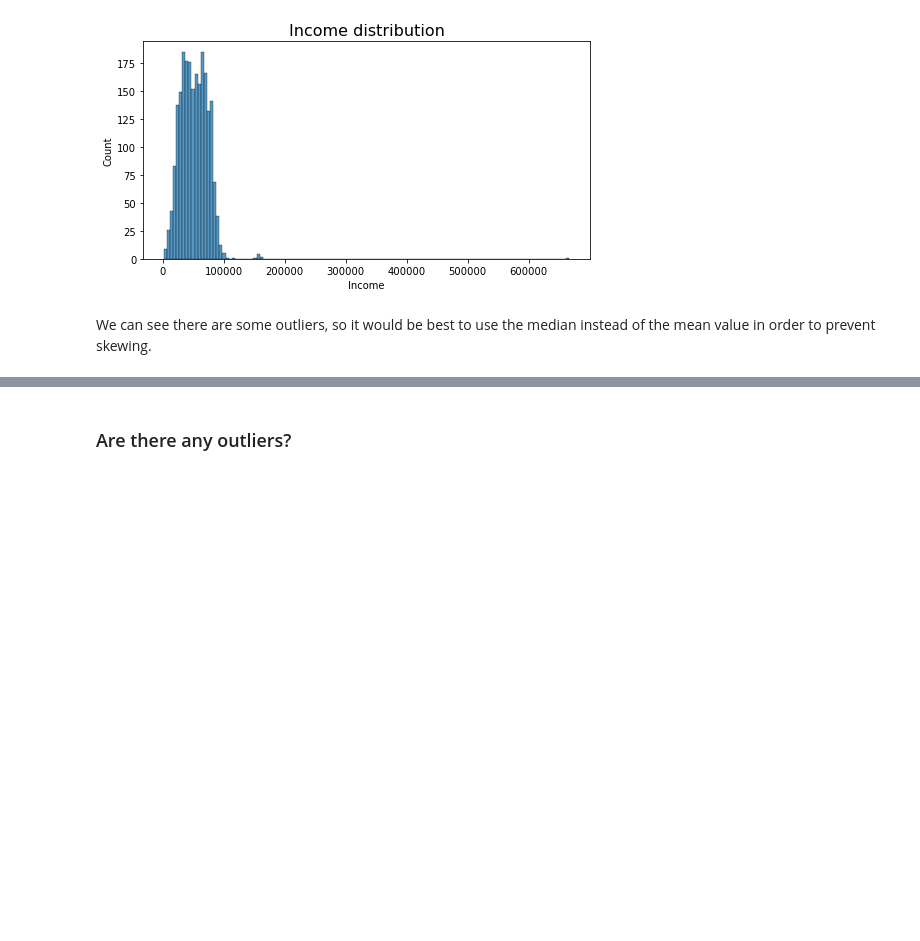
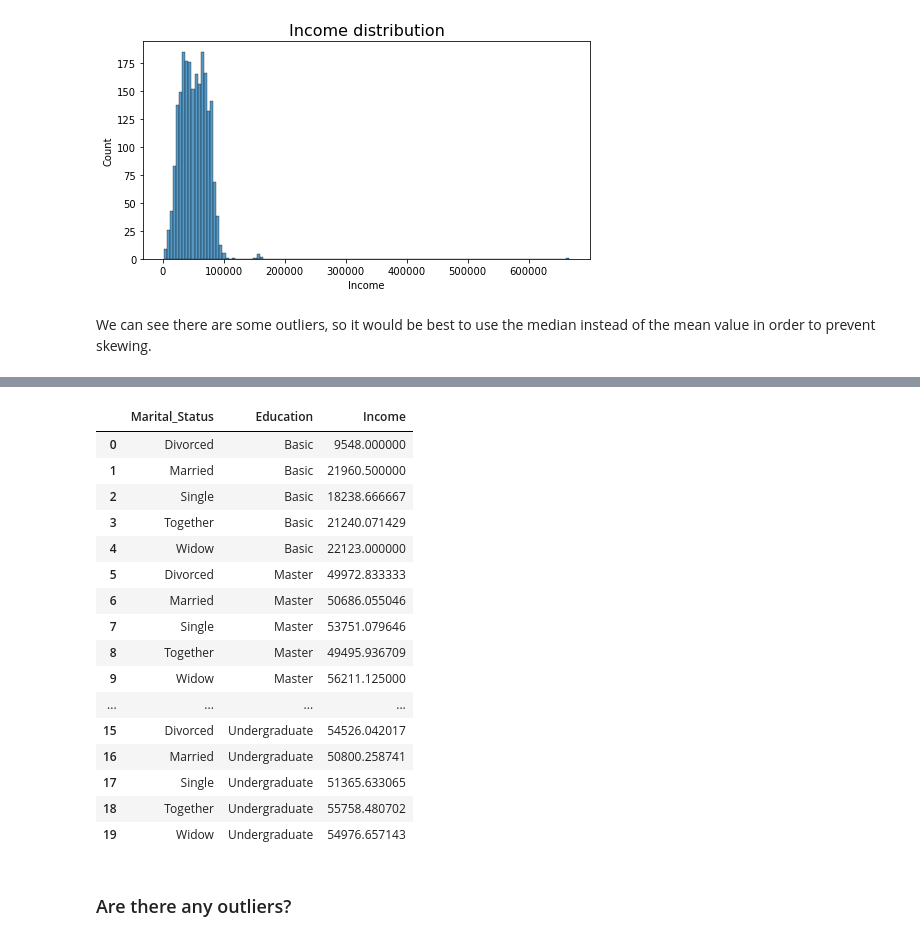
Before and after one commit to andres-troiano/Marketing-Analytics, a Jupyter notebook: Marketing Analytics Project.ipynb, the cells around one changed output, grey strips where cells are left out. Drawn from its saved outputs; the diff is of its cells as text; code cells hidden in the pictures; blank space fills up the shorter version.

```diff
--- a/Marketing Analytics Project.ipynb
+++ b/Marketing Analytics Project.ipynb
@@ -112,0 +205,9 @@ df['Income'] = df['Income'].fillna(df['Income'].median())
+# %%
+# reemplazo "2n cycle" por "Master"
+df['Education']= df['Education'].replace(['2n Cycle'],'Master')
+
+# reemplazo "Graduation" por "Undergraduate"
+df['Education']= df['Education'].replace(['Graduation'],'Undergraduate')
+
+# reemplazo 'YOLO', 'Absurd', and 'Alone' por 'Single'
+df['Marital_Status']= df['Marital_Status'].replace(['YOLO', 'Absurd', 'Alone'],'Single')
@@ -112,0 +251,3 @@ df['Income'] = df['Income'].fillna(df['Income'].median())
+# %%
+average_income = pd.pivot_table(df, values='Income', index=['Marital_Status'], columns=['Education'], aggfunc=np.mean)
+average_income
@@ -112,0 +279,4 @@ df['Income'] = df['Income'].fillna(df['Income'].median())
+# %%
+# Marital_Status es un index, para que sea columna tengo que hacer:
+average_income.reset_index(inplace=True)
+average_income
@@ -112,0 +290,20 @@ df['Income'] = df['Income'].fillna(df['Income'].median())
+# %%
+pd.melt(average_income, id_vars=['Marital_Status'], value_vars=['Basic', 'Master', 'PhD', 'Undergraduate'], value_name='Income')
+# %% [output]
+|  | Marital_Status | Education | Income |
+| 0 | Divorced | Basic | 9548.000000 |
+| 1 | Married | Basic | 21960.500000 |
+| 2 | Single | Basic | 18238.666667 |
+| 3 | Together | Basic | 21240.071429 |
+| 4 | Widow | Basic | 22123.000000 |
+| 5 | Divorced | Master | 49972.833333 |
+| 6 | Married | Master | 50686.055046 |
+| 7 | Single | Master | 53751.079646 |
+| 8 | Together | Master | 49495.936709 |
+| 9 | Widow | Master | 56211.125000 |
+| ... | ... | ... | ... |
+| 15 | Divorced | Undergraduate | 54526.042017 |
+| 16 | Married | Undergraduate | 50800.258741 |
+| 17 | Single | Undergraduate | 51365.633065 |
+| 18 | Together | Undergraduate | 55758.480702 |
+| 19 | Widow | Undergraduate | 54976.657143 |
```
Also changed, not shown: parts of 16 cells of this notebook.
